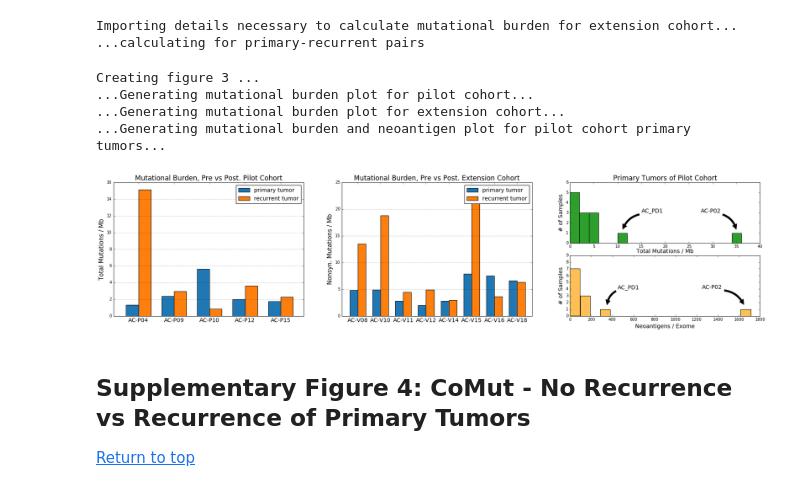
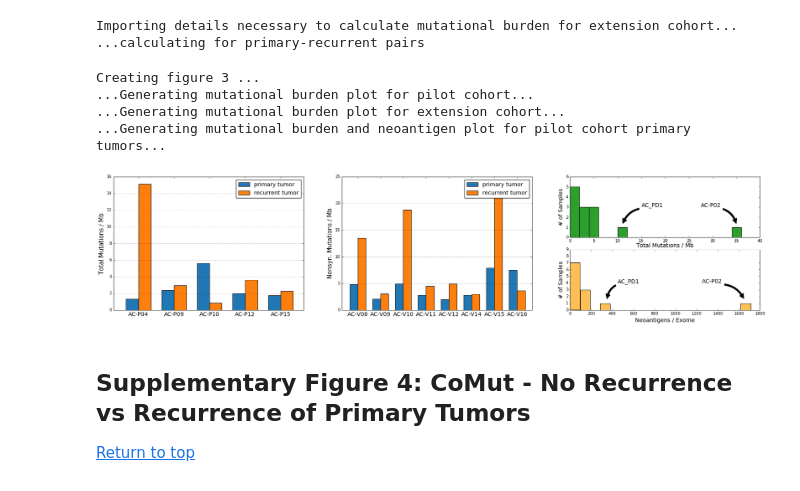
Before and after one commit to vanallenlab/2016-Mouw_ASCC, a Jupyter notebook: ASCC-ipython_master.ipynb, the cells around one changed output. Saved outputs shown, nothing was run; the diff lists cells and outputs as text; code cells hidden in the pictures.

Commit message:
Updated Figure 3. I illustrated AC-V18 instead of AC-V09 by mistake.

```diff
--- a/ASCC-ipython_master.ipynb
+++ b/ASCC-ipython_master.ipynb
@@ -867,12 +862,12 @@ input_info_extension = r'storage/reference/ASCC_samples-extension.txt'
 info_extension = pd.read_csv(input_info_extension, sep = '\t')
 
 # For convenience, we manually specify our list of paired primary-recurrent tumors in the extension cohort
-list_extension_primary = ['AC-V08-Tumor-SM-9J45Z', 'AC-V10-Tumor-SM-9J465',
+list_extension_primary = ['AC-V08-Tumor-SM-9J45Z','AC-V09-Tumor-SM-9J463', 'AC-V10-Tumor-SM-9J465',
                          'AC-V11-Tumor-SM-9J467', 'AC-V12-Tumor-SM-9N4BH', 'AC-V14-Tumor-SM-9J46D',
-                          'AC-V15-Tumor-SM-9J46F', 'AC-V16-Tumor-SM-9J46G', 'AC-V18-Tumor-SM-9J46J']
-list_extension_recurrent =['AC-V08-Tumor-SM-9J461', 'AC-V10-Tumor-SM-9J466',
+                          'AC-V15-Tumor-SM-9J46F', 'AC-V16-Tumor-SM-9J46G']
+list_extension_recurrent =['AC-V08-Tumor-SM-9J461', 'AC-V09-Tumor-SM-9J464', 'AC-V10-Tumor-SM-9J466',
                           'AC-V11-Tumor-SM-9J468', 'AC-V12-Tumor-SM-9J46A', 'AC-V14-Tumor-SM-9J46C',
-                           'AC-V15-Tumor-SM-9J46E','AC-V16-Tumor-SM-9J46H', 'AC-V18-Tumor-SM-9J46K']
+                           'AC-V15-Tumor-SM-9J46E','AC-V16-Tumor-SM-9J46H']
 
 df_list_extension_primary = pd.DataFrame([], columns = list_extension_primary)
 df_list_extension_recurrent = pd.DataFrame([], columns = list_extension_recurrent)
@@ -944,7 +939,7 @@ delta_p = [deltap_04, deltap_09, deltap_10, deltap_12, deltap_15]
 #ax00.text(4.36, 2.5, r'$\Delta$p=0%', ha = 'center', va = 'bottom', fontsize = 13)
 
 plt.ylabel('Total Mutations / Mb', fontsize = 15)
-plt.title('Mutational Burden, Pre vs Post. Pilot Cohort', fontsize = 17)
+#plt.title('Mutational Burden, Pre vs Post. Pilot Cohort', fontsize = 17)
 
 # Generate extension cohort mutational burden plot
 print '...Generating mutational burden plot for extension cohort...'
@@ -953,7 +948,7 @@ ax01 = plt.subplot(gs[:,1])
 N = 8
 ind = np.arange(N)
 width = 0.35
-labels = ['AC-V08', 'AC-V10', 'AC-V11', 'AC-V12', 'AC-V14', 'AC-V15', 'AC-V16', 'AC-V18']
+labels = ['AC-V08', 'AC-V09', 'AC-V10', 'AC-V11', 'AC-V12', 'AC-V14', 'AC-V15', 'AC-V16']
 
 pre = ax01.bar(ind, pre_mut_extension, width, color = colors_fig3[0])
 post = ax01.bar(ind + width, post_mut_extension, width, color = colors_fig3[1])
@@ -968,7 +963,7 @@ ax01.yaxis.grid(True)
 ax01.legend((pre, post), ('primary tumor', 'recurrent tumor'), fontsize = 14)
 
 plt.ylabel('Nonsyn. Mutations / Mb', fontsize = 15)
-plt.title('Mutational Burden, Pre vs Post. Extension Cohort', fontsize = 17)
+#plt.title('Mutational Burden, Pre vs Post. Extension Cohort', fontsize = 17)
 
 ### Generate neoantigen and mutational burden plot
 print '...Generating mutational burden and neoantigen plot for pilot cohort primary tumors...'
@@ -984,35 +979,35 @@ ax02.annotate('AC_PD1', xy = (11, 1.25), xytext = (15, 3),
 
 plt.ylim(0,6)
 
 plt.ylabel('# of Samples', fontsize = 14)
 plt.xlabel('Total Mutations / Mb', fontsize = 14)
 ax02.xaxis.labelpad = -1
 
-plt.title('Primary Tumors of Pilot Cohort', fontsize = 17)
+#plt.title('Primary Tumors of Pilot Cohort', fontsize = 17)
 
 ax12 = plt.subplot(gs[1,2])
 
 # Plot mutational burden of primary tumors, pilot cohort
 hist_pre_neo = ax12.hist(pre_neo.tolist(), range(0, 1800, 95), facecolor = colors_fig3[2])
 
 ax12.annotate('AC-P02', xy = (1650, 1.5), xytext = (1250, 4),
               arrowprops=dict(facecolor = 'black', shrink = 0.05, connectionstyle = "arc3, rad = -0.3"), fontsize = 14)
 ax12.annotate('AC_PD1', xy = (350, 1.5), xytext = (450, 4),
               arrowprops=dict(facecolor = 'black', shrink = 0.05, connectionstyle = "arc3, rad = 0.3"), fontsize = 14)
 
 plt.ylim(0,9)
 
 plt.ylabel('# of Samples', fontsize = 14)
 plt.xlabel('Neoantigens / Exome', fontsize = 14)
 
 plt.savefig('figures/figure3.png', bbox_inches = 'tight')
 plt.show()
 # %% [output]
 Creating figure 3 ...
 ...Generating mutational burden plot for pilot cohort...
 ...Generating mutational burden plot for extension cohort...
 ...Generating mutational burden and neoantigen plot for pilot cohort primary tumors...
-[figure, old version]
+[figure, new version]
 # %% [markdown]
 <a id='supplementary.figure4'></a>
 ## Supplementary Figure 4: CoMut - No Recurrence vs Recurrence of Primary Tumors
```
Also changed, not shown: parts of 1 cell of this notebook, 12 other files.
